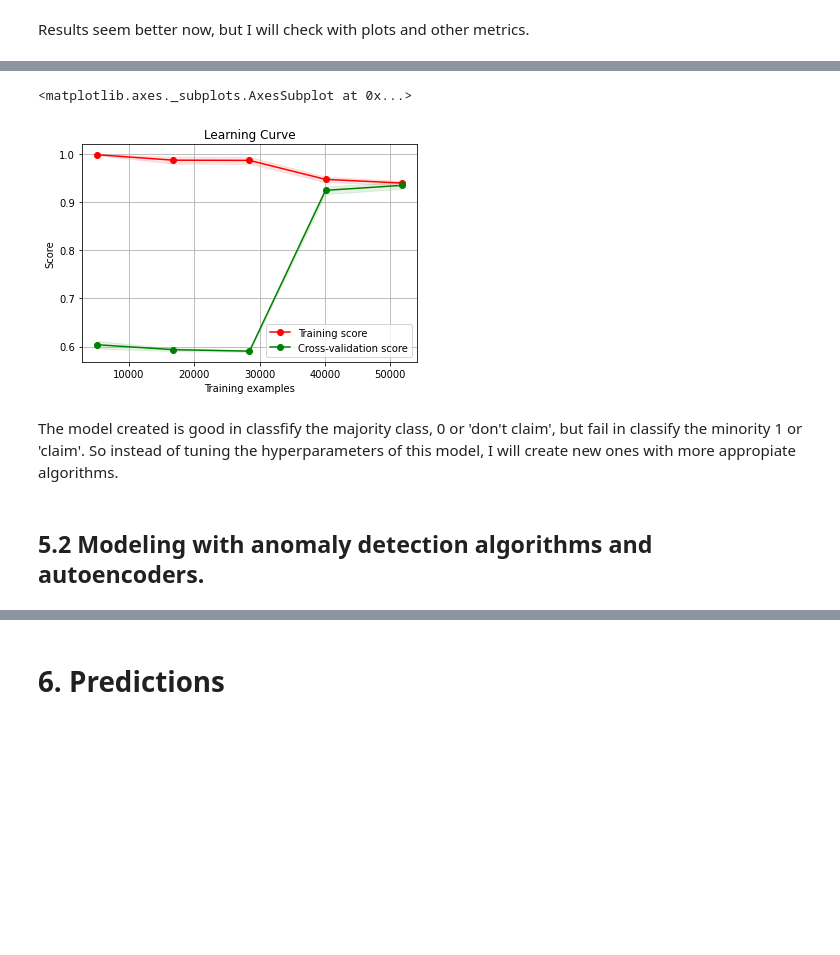
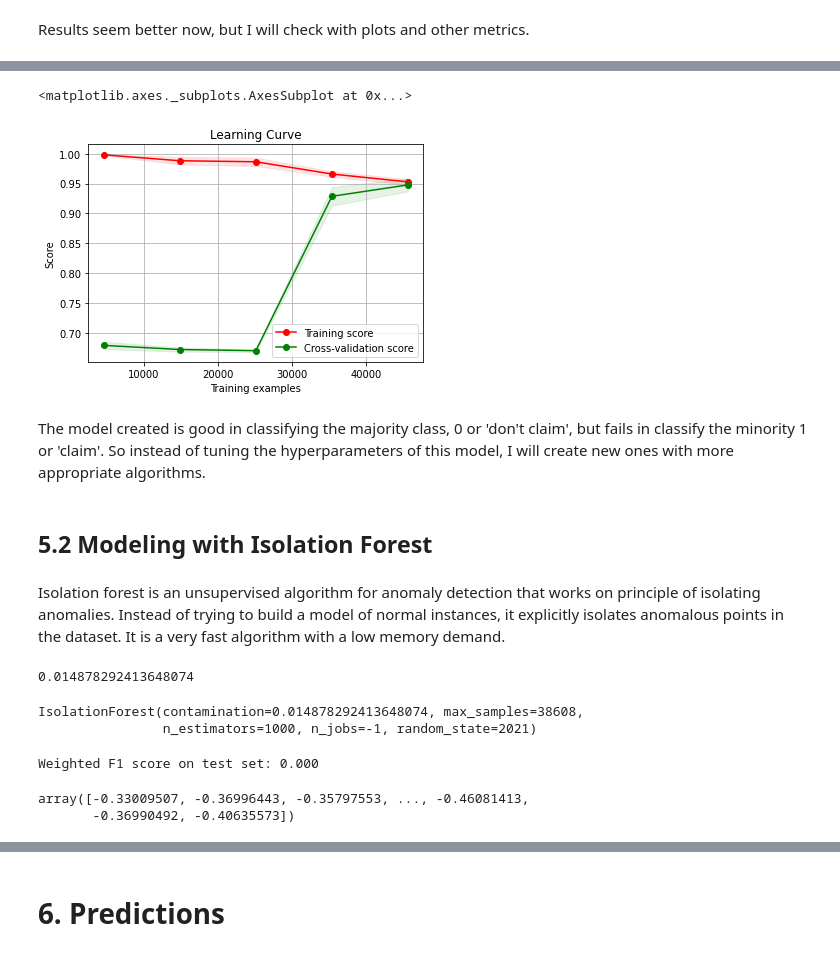
Before and after one commit to Camicb/Projects, a Jupyter notebook: Travel_Insurance_Claim_Prediction.ipynb, the cells around one changed output, grey strips where cells are left out. Saved outputs shown, nothing was run; the diff lists cells and outputs as text; code cells hidden in the pictures; blank space fills up the shorter version.

```diff
--- a/Travel_Insurance_Claim_Prediction.ipynb
+++ b/Travel_Insurance_Claim_Prediction.ipynb
@@ -260,3 +263,7 @@ I will use LightGBM as classifier. I will test the model with and without oversa
 import re
 X_train = X_train.rename(columns = lambda x:re.sub('[^A-Za-z0-9_]+', '', x))
 X_test = X_train.rename(columns = lambda x:re.sub('[^A-Za-z0-9_]+', '', x))
+# %%
+# Oversampling with SMOTE (50% of minority class)
+X_resampled, y_resampled = SMOTE(sampling_strategy=0.5).fit_resample(X_train, y_train)
+y_resampled.value_counts()
@@ -263,9 +274,9 @@ X_test = X_train.rename(columns = lambda x:re.sub('[^A-Za-z0-9_]+', '', x))
 # %%
-# Classification without oversampling
-clf = lgb.LGBMClassifier(objective='binary', n_jobs=-1, learning_rate=0.1, reg_lambda=0.5)
-clf.fit(X_train, y_train)
-y_pred = clf.predict(X_val)
+# Classification with oversampling
+clf = lgb.LGBMClassifier(objective='binary', n_jobs=-1, learning_rate=0.1, reg_alpha=0.5)
+clf.fit(X_resampled, y_resampled)
+y_pred_clf = clf.predict(X_val)
 print(' ')
 print("Weighted F1 score on test set: "
-         "%0.3f" % f1_score(y_val, y_pred, average='weighted'))
+         "%0.3f" % f1_score(y_val, y_pred_clf, average='weighted'))
 # %% [output]
@@ -289,4 +297,0 @@ So, according to the classification report, the model failed to learn the minori
-# %%
-# Oversampling with SMOTE (70% of minority class)
-X_resampled, y_resampled = SMOTE(sampling_strategy=0.7).fit_resample(X_train, y_train)
-y_resampled.value_counts()
@@ -297,8 +297,0 @@ Name: Claim, dtype: int64
-# %%
-# Classification with oversampling
-clf_2 = lgb.LGBMClassifier(objective='binary', n_jobs=-1, learning_rate=0.1, reg_lambda=0.5)
-clf_2.fit(X_resampled, y_resampled)
-y_pred2 = clf_2.predict(X_val)
-print(' ')
-print("Weighted F1 score on test set: "
-         "%0.3f" % f1_score(y_val, y_pred2, average='weighted'))
@@ -349,10 +326,10 @@ skplt.metrics.plot_precision_recall(y_val, y_probas)
 # %%
 # Learning curve
-skplt.estimators.plot_learning_curve(clf_2, X_resampled, y_resampled)
+skplt.estimators.plot_learning_curve(clf, X_resampled, y_resampled)
 # %% [output]
 <matplotlib.axes._subplots.AxesSubplot at 0x...>
-[figure, old version]
+[figure, new version]
 # %% [markdown]
-The model created is good in classfify the majority class, 0 or 'don't claim', but fail in classify the minority 1 or 'claim'. So instead of tuning the hyperparameters of this model, I will create new ones with more appropiate algorithms.
+The model created is good in classifying the majority class, 0 or 'don't claim', but fails in classify the minority 1 or 'claim'. So instead of tuning the hyperparameters of this model, I will create new ones with more appropriate algorithms.
 # %% [markdown]
-## 5.2 Modeling with anomaly detection algorithms and autoencoders.
+## 5.2 Modeling with Isolation Forest
@@ -361,0 +336,31 @@ The model created is good in classfify the majority class, 0 or 'don't claim', b
+# %% [markdown]
+Isolation forest is an unsupervised algorithm for anomaly detection that works on principle of isolating anomalies. Instead of trying to build a model of normal instances, it explicitly isolates anomalous points in the dataset. It is a very fast algorithm with a low memory demand.
+# %%
+# Calculating outlier fraction
+df = pd.concat([X_train, y_train], axis=1)
+claim = df[df['Claim'] == 1] # Number of positives cases
+no_claim = df[df['Claim'] == 0] # Number of negative cases
+outlier_fraction = len(claim)/float(len(no_claim))
+outlier_fraction
+# %% [output]
+0.014878292413648074
+# %%
+# Creating model
+from sklearn.ensemble import IsolationForest
+
+isf = IsolationForest(max_samples = len(X_train), contamination = outlier_fraction, n_estimators=1000, random_state=2021, n_jobs=-1)
+isf.fit(X_train, y_train)
+y_pred_isf = isf.predict(X_val)
+print(' ')
+print("Weighted F1 score on test set: "
+         "%0.3f" % f1_score(y_val, y_pred_isf, average='weighted', zero_division=1))
+# %% [output]
+IsolationForest(contamination=0.014878292413648074, max_samples=38608,
+                n_estimators=1000, n_jobs=-1, random_state=2021)
+Weighted F1 score on test set: 0.000
+# %%
+# Anomaly score of the input samples. The lower, the more abnormal
+isf.score_samples(X_val)
+# %% [output]
+array([-0.33009507, -0.36996443, -0.35797553, ..., -0.46081413,
+       -0.36990492, -0.40635573])
```
Also changed, not shown: parts of 24 cells of this notebook.
